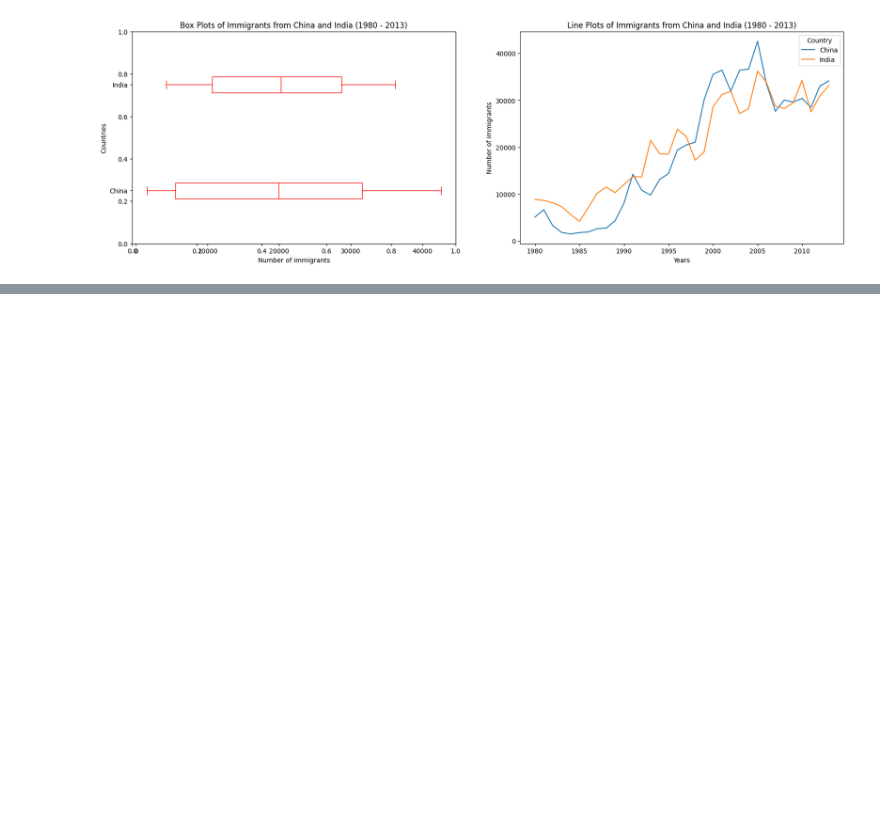
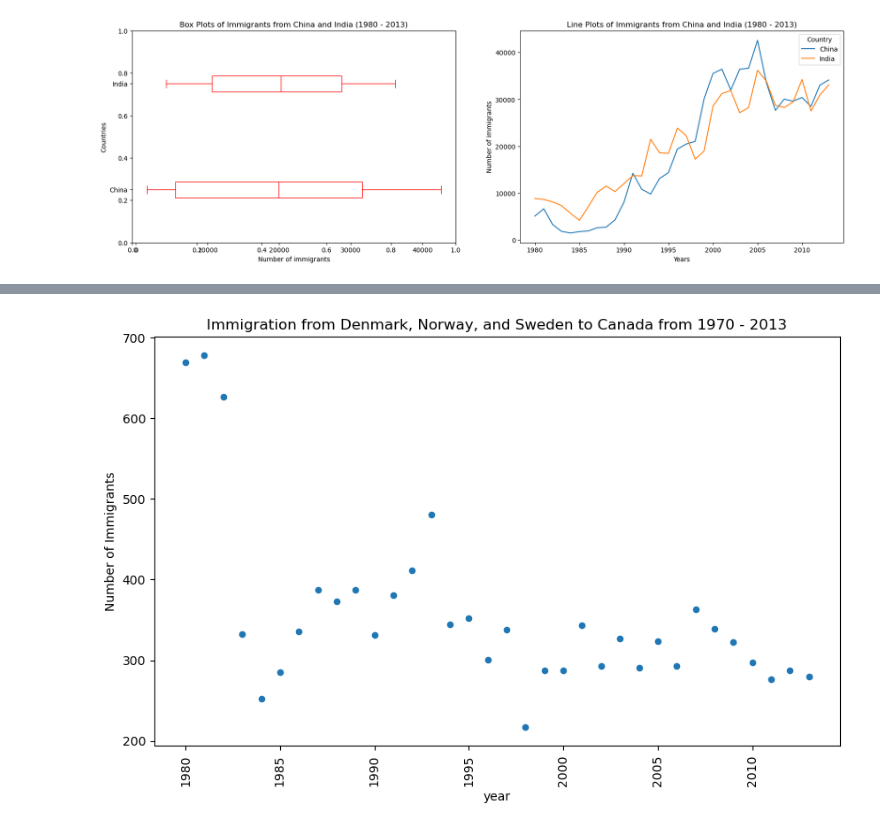
Before and after one commit to LuongLegend/ML-lab, a Jupyter notebook: Course 1/Lab 7/Lab7#3-plt-circle.ipynb, the cells around one changed output, grey strips where cells are left out. Saved outputs shown, nothing was run; the diff lists cells and outputs as text; code cells hidden in the pictures; blank space fills up the shorter version.

```diff
--- a/Course 1/Lab 7/Lab7#3-plt-circle.ipynb
+++ b/Course 1/Lab 7/Lab7#3-plt-circle.ipynb
@@ -198,3 +198,19 @@ plt.show()
 # %% [output]
 [ 5.56709228e+03 -1.09261952e+07]
 [figure]
+# %%
+#quiz
+df_countries = df_can.loc[['Denmark', 'Norway','Sweden'], years].transpose()
+df_total = pd.DataFrame(df_countries.sum(axis=1))
+df_total.index = df_total.index.map(int)
+df_total.reset_index(inplace=True)
+df_total.columns = ['year', 'total']
+df_total
+# Draw
+df_total.plot(kind='scatter', x='year', y='total', figsize=(10,6))
+plt.title('Immigration from Denmark, Norway, and Sweden to Canada from 1970 - 2013')
+plt.ylabel('Number of Immigrants')
+plt.xticks(rotation=90)
+plt.show()
+# %% [output]
+[figure, added]
```
Also changed, not shown: parts of 8 cells of this notebook.
